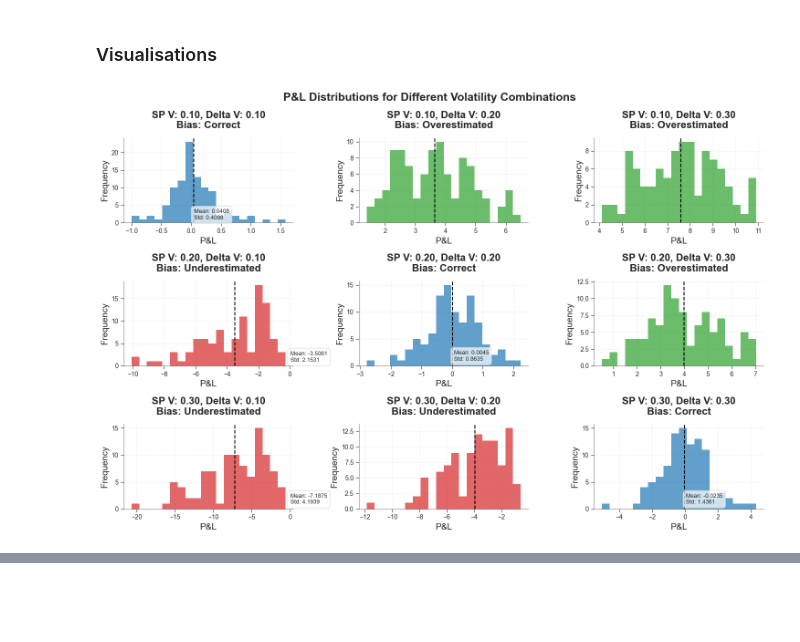
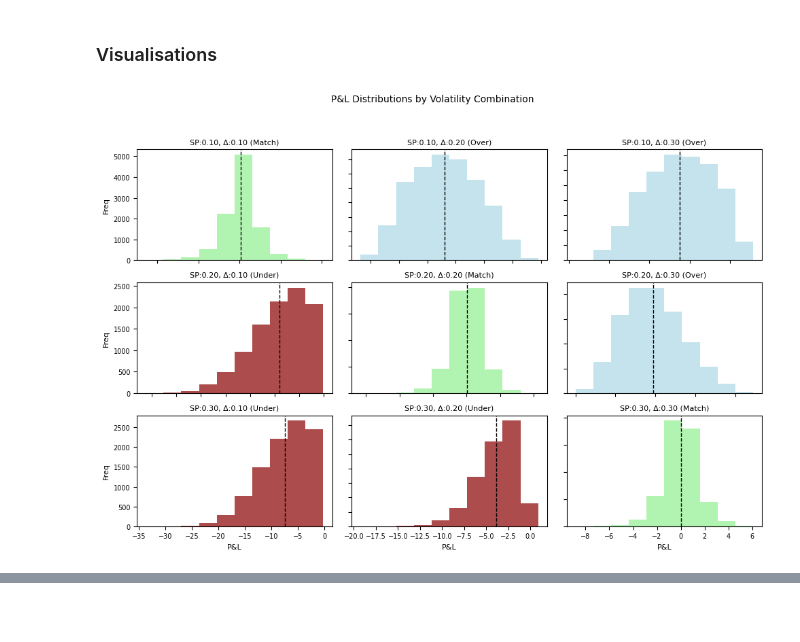
Before and after one commit to brkoedijk/Comp_Finance_1, a Jupyter notebook: main.ipynb, the cells around one changed output, grey strips where cells are left out. Drawn from its saved outputs; the diff is of its cells as text; code cells hidden in the pictures.

```diff
--- a/main.ipynb
+++ b/main.ipynb
@@ -472,59 +473,69 @@ vol_true_list = [0.10, 0.20, 0.30]  # True volatilities
 vol_model_list = [0.10, 0.20, 0.30]  # Model volatilities
 
 # Number of simulations
-num_simulations = 100
+num_simulations = 100000
 
-# 1. Run simulations with different volatility combinations
-results = run_volatility_mismatch_simulations(S0, K, r, T, N, hedge_interval,
-                                            vol_true_list, vol_model_list, num_simulations)
+results = run_volatility_mismatch_simulations(S0, K, r, T, N, hedge_interval, vol_true_list, vol_model_list, num_simulations)
 # %% [markdown]
 ### Visualisations
 # %%
 # 4. Visualize P&L distributions for different volatility combinations
-fig = plt.figure(figsize=(15, 10))
+fig = plt.figure(figsize=(10, 7))  # Reduced overall figure size
+
 # Create a grid for subplots - one row for each true volatility
 num_true_vols = len(vol_true_list)
 num_model_vols = len(vol_model_list)
+
+colors = ['darkred', 'lightgreen', 'lightblue']
 
 for i, vol_true in enumerate(vol_true_list):
     for j, vol_model in enumerate(vol_model_list):
         key = get_key(vol_true, vol_model)
 
         # Create subplot
         ax = plt.subplot(num_true_vols, num_model_vols, i*num_model_vols + j + 1)
 
         # Calculate hedging bias
         bias = vol_model - vol_true
 
         # Choose color based on bias
         if bias == 0:
-            color = fs.colors['neutral']
+            color = colors[1]
         elif bias < 0:
-            color = fs.colors['negative']
+            color = colors[0]
         else:
-            color = fs.colors['positive']
+            color = colors[2]
 
-        bias_text = "Overestimated" if bias > 0 else "Underestimated" if bias < 0 else "Correct"
+        bias_text = "Over" if bias > 0 else "Under" if bias < 0 else "Match"
 
-        # Plot histogram of P&L
-        plt.hist(results[key]['all_pnl'], bins=20, alpha=0.7, color=color)
-        plt.axvline(results[key]['mean_pnl'], color='k', linestyle='--')
+        # Plot histogram with fewer bins
+        plt.hist(results[key]['all_pnl'], bins=10, alpha=0.7, color=color)
+        plt.axvline(results[key]['mean_pnl'], color='k', linestyle='--', linewidth=1)
 
-        # Apply styling to subplot
-        fs.plot_distribution(ax=ax,
-                            title=f"SP V: {vol_true:.2f}, Delta V: {vol_model:.2f}\nBias: {bias_text}",
-                            xlabel='P&L', ylabel='Frequency', legend=False)
+        # Simplify titles and labels
+        ax.set_title(f"SP:{vol_true:.2f}, Δ:{vol_model:.2f} ({bias_text})", fontsize=8)
 
-        # Add mean and std as text
-        fs.annotate_point(ax, 0.05, 0.95,
-                         f"Mean: {results[key]['mean_pnl']:.4f}\nStd: {results[key]['std_pnl']:.4f}",
-                         xytext=(0, 0), fontsize=9)
+        # Only show x and y labels on edge plots
+        if i == num_true_vols-1:
+            ax.set_xlabel('P&L', fontsize=8)
+        else:
+            ax.set_xticklabels([])
 
-# Finalize the figure
-fs.finalize_plot(fig=fig, suptitle='P&L Distributions for Different Volatility Combinations',
-                filename="src/figures/p3/pl_for_diff_volatility_combos")
+        if j == 0:
+            ax.set_ylabel('Freq', fontsize=8)
+        else:
+            ax.set_yticklabels([])
+
+        # Reduce tick size
+        ax.tick_params(axis='both', which='major', labelsize=7)
+
+
+plt.suptitle('P&L Distributions by Volatility Combination', fontsize=10)
+plt.tight_layout(rect=[0, 0, 1, 0.95])
+plt.subplots_adjust(wspace=0.1, hspace=0.2)  # Reduce spacing between subplots
+plt.savefig("src/figures/p3/pl_for_diff_volatility_combos")
 plt.show()
 # %% [output]
-[figure, old version]
+[figure, new version]
 # %%
 # 5. Heat map of mean P&L
```
Also changed, not shown: parts of 2 cells of this notebook, 6 other files.
